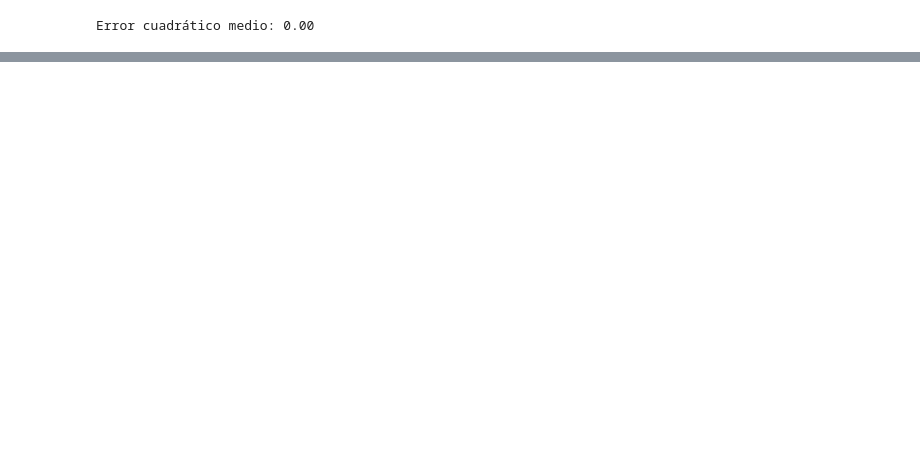
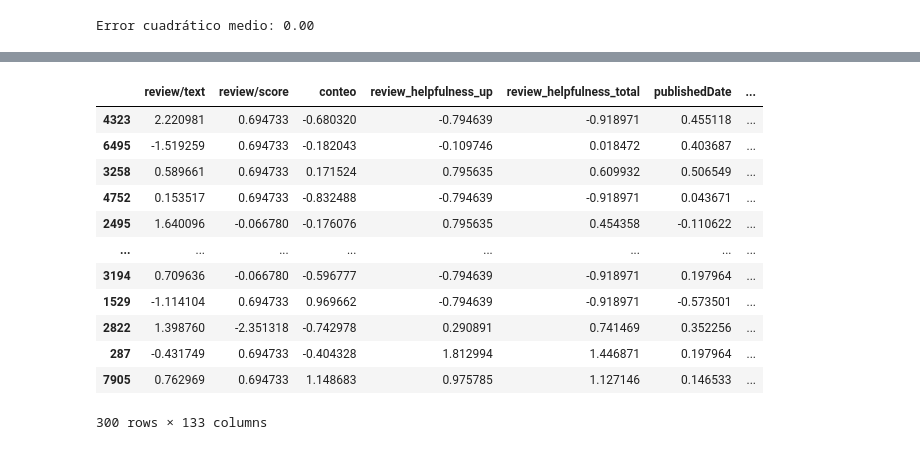
Before and after one commit to EmmaGalizio/Data-Science-Ammazon-Books-Reviews, a Jupyter notebook: TPI_clasificacion.ipynb, the cells around one changed output, grey strips where cells are left out. Cells and saved outputs as stored; diff of their text form; code cells hidden in the pictures; blank space fills up the shorter version.

```diff
--- a/TPI_clasificacion.ipynb
+++ b/TPI_clasificacion.ipynb
@@ -405,0 +570,4 @@ Error cuadrático medio: 0.00
+# %%
+
+predicciones_val_price_concat_df = pd.concat([df_price_val.reset_index(drop=True), predicciones_val_price_df], axis=1)
+predicciones_val_price_concat_df.head(10)
@@ -405,0 +587,20 @@ Error cuadrático medio: 0.00
+# %%
+tamano_submuestra = 300  # Puedes ajustar esto al tamaño deseado
+
+# Crea una submuestra aleatoria del DataFrame
+submuestra_aleatoria = predicciones_val_price_concat_df.sample(n=tamano_submuestra, random_state=23)
+submuestra_aleatoria
+# %% [output]
+|  | review/text | review/score | conteo | review_helpfulness_up | review_helpfulness_total | publishedDate | ... |
+| 4323 | 2.220981 | 0.694733 | -0.680320 | -0.794639 | -0.918971 | 0.455118 | ... |
+| 6495 | -1.519259 | 0.694733 | -0.182043 | -0.109746 | 0.018472 | 0.403687 | ... |
+| 3258 | 0.589661 | 0.694733 | 0.171524 | 0.795635 | 0.609932 | 0.506549 | ... |
+| 4752 | 0.153517 | 0.694733 | -0.832488 | -0.794639 | -0.918971 | 0.043671 | ... |
+| 2495 | 1.640096 | -0.066780 | -0.176076 | 0.795635 | 0.454358 | -0.110622 | ... |
+| ... | ... | ... | ... | ... | ... | ... | ... |
+| 3194 | 0.709636 | -0.066780 | -0.596777 | -0.794639 | -0.918971 | 0.197964 | ... |
+| 1529 | -1.114104 | 0.694733 | 0.969662 | -0.794639 | -0.918971 | -0.573501 | ... |
+| 2822 | 1.398760 | -2.351318 | -0.742978 | 0.290891 | 0.741469 | 0.352256 | ... |
+| 287 | -0.431749 | 0.694733 | -0.404328 | 1.812994 | 1.446871 | 0.197964 | ... |
+| 7905 | 0.762969 | 0.694733 | 1.148683 | 0.975785 | 1.127146 | 0.146533 | ... |
+300 rows × 133 columns
```
Also changed, not shown: parts of 24 cells of this notebook, 11 other files.
